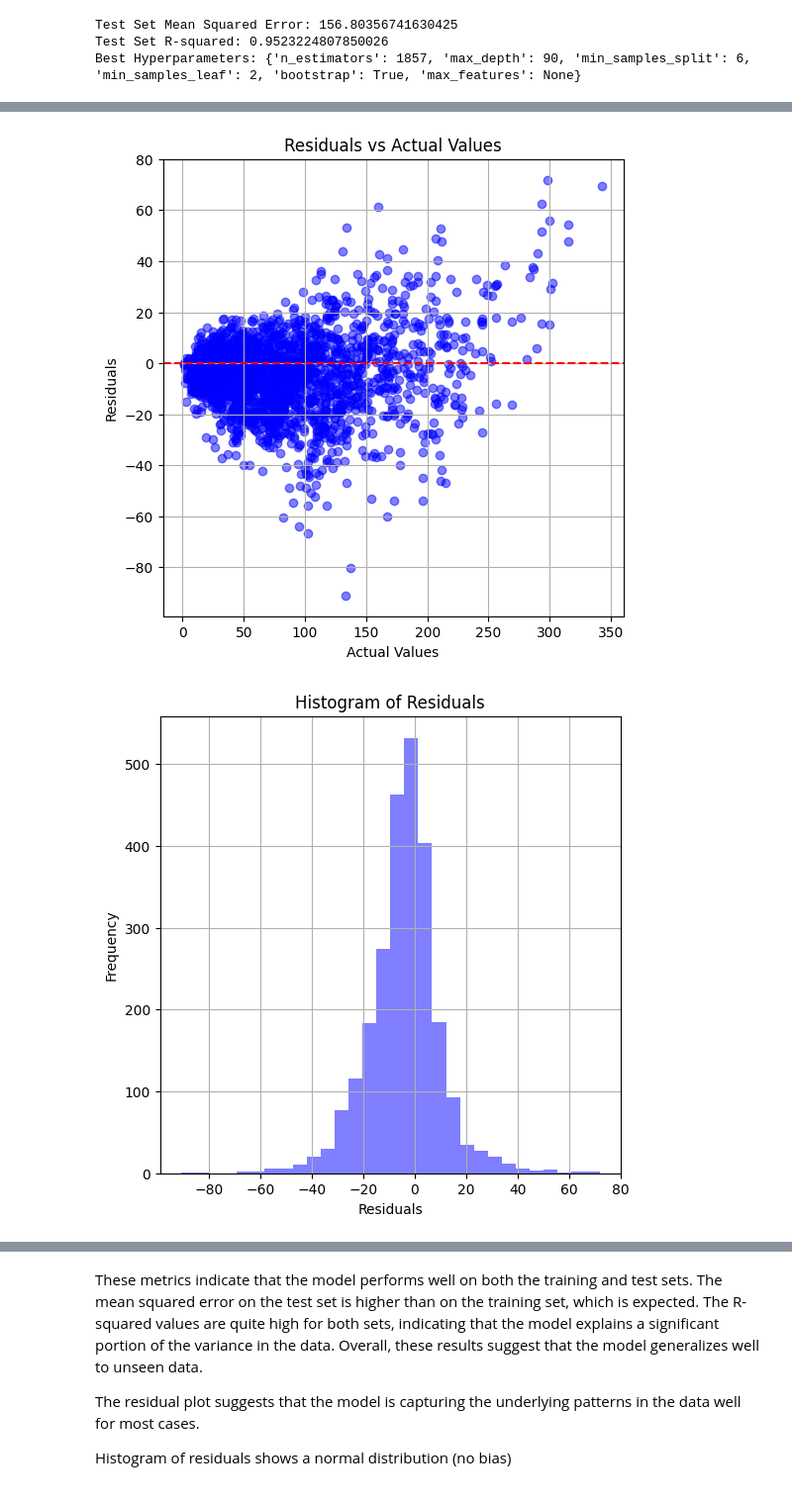
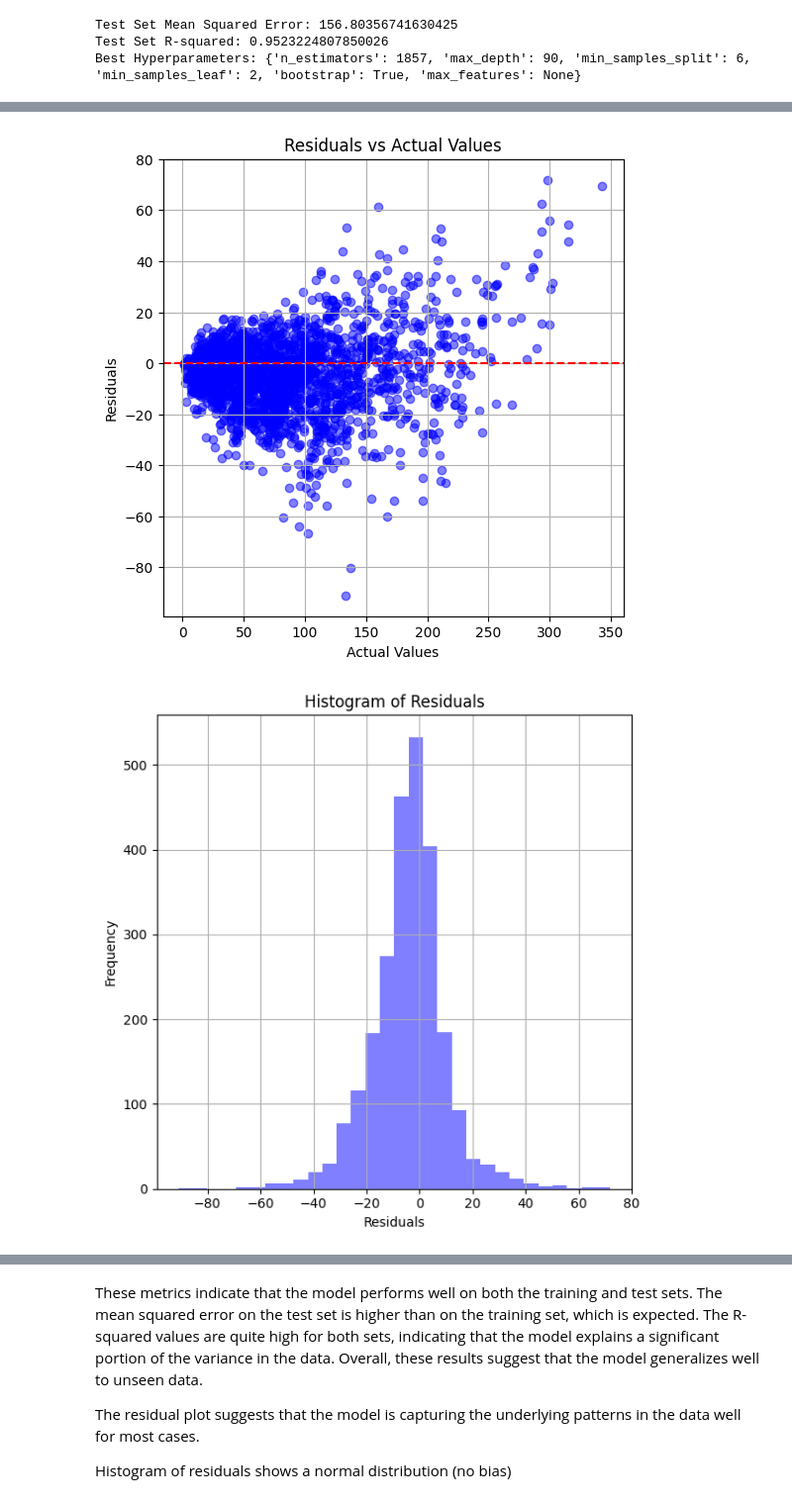
Before and after one commit to Gigilui15/FYP-CrimePrediction, a Jupyter notebook: Scripts/Final Year Project.ipynb, the cells around one changed output, grey strips where cells are left out. Shown at 99% size. Saved outputs shown, nothing was run; the diff lists cells and outputs as text; code cells hidden in the pictures.

```diff
--- a/Scripts/Final Year Project.ipynb
+++ b/Scripts/Final Year Project.ipynb
@@ -1163,39 +1161,31 @@ plt.ylabel('Residuals')
 plt.grid(True)
 
 # Plotting Histogram of Residuals
 plt.figure(figsize=(6, 6))
 plt.hist(residuals, bins=30, color='blue', alpha=0.5)
 plt.title('Histogram of Residuals')
 plt.xlabel('Residuals')
 plt.ylabel('Frequency')
 plt.grid(True)
 
-# Plotting Normal Q-Q Plot
-plt.figure(figsize=(6, 6))
-stats.probplot(residuals, dist="norm", plot=plt)
-plt.title('Normal Q-Q Plot')
-plt.xlabel('Theoretical Quantiles')
-plt.ylabel('Sample Quantiles')
-plt.grid(True)
-
 # Adjust layout and display all plots
 plt.tight_layout()
 plt.show()
 # %% [output]
 Training Set Metrics:
 Mean Squared Error (MSE): 74.97
 Root Mean Squared Error (RMSE): 8.66
 Mean Absolute Error (MAE): 6.27
 R-squared: 0.98
 Correlation coefficient (R): 0.99
 Out-of-Bag (OOB) Score: 0.95
 
 Test Set Metrics:
 Mean Squared Error (MSE): 220.12
 Root Mean Squared Error (RMSE): 14.84
 Mean Absolute Error (MAE): 10.59
 R-squared: 0.94
 Correlation coefficient (R): 0.97
 [figure]
 [figure]
-[figure, old version]
+[figure, new version]
```
Also changed, not shown: parts of 42 cells of this notebook, 3 other files.
